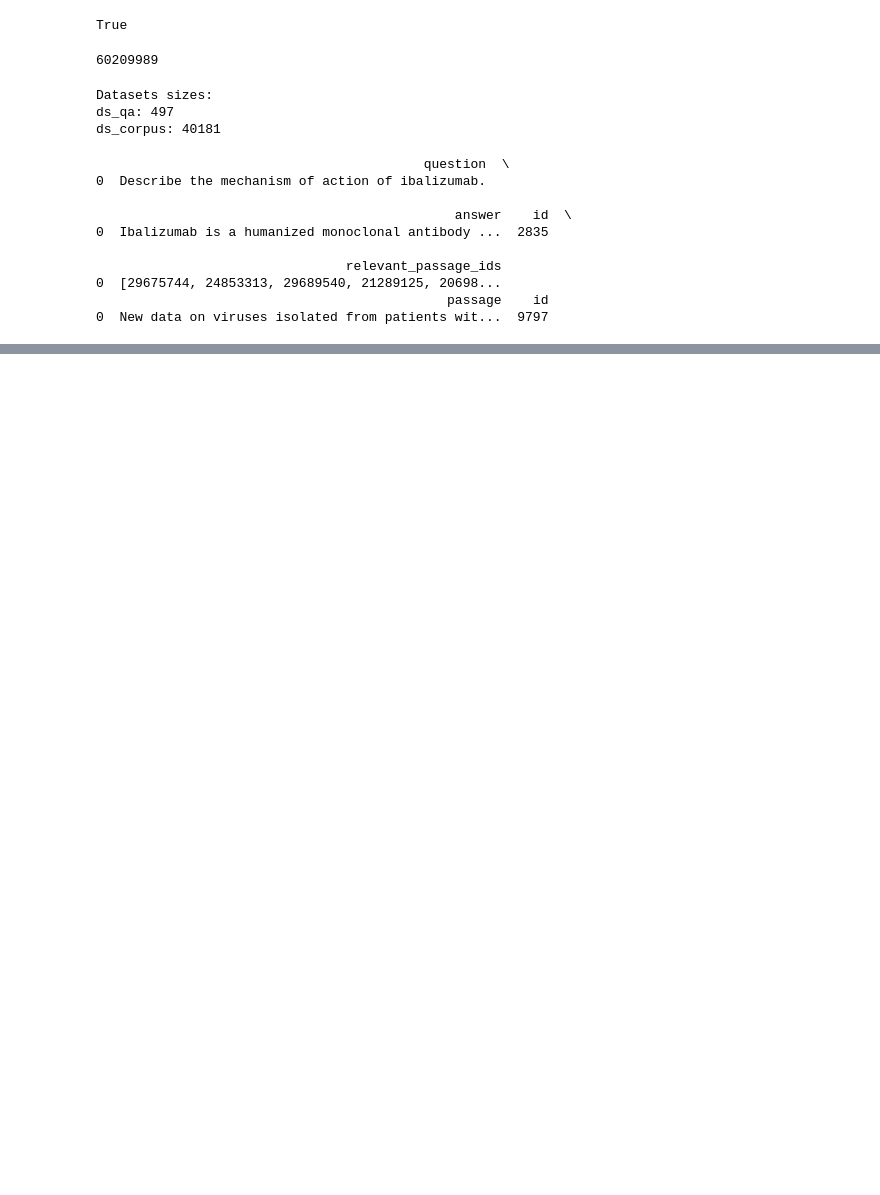
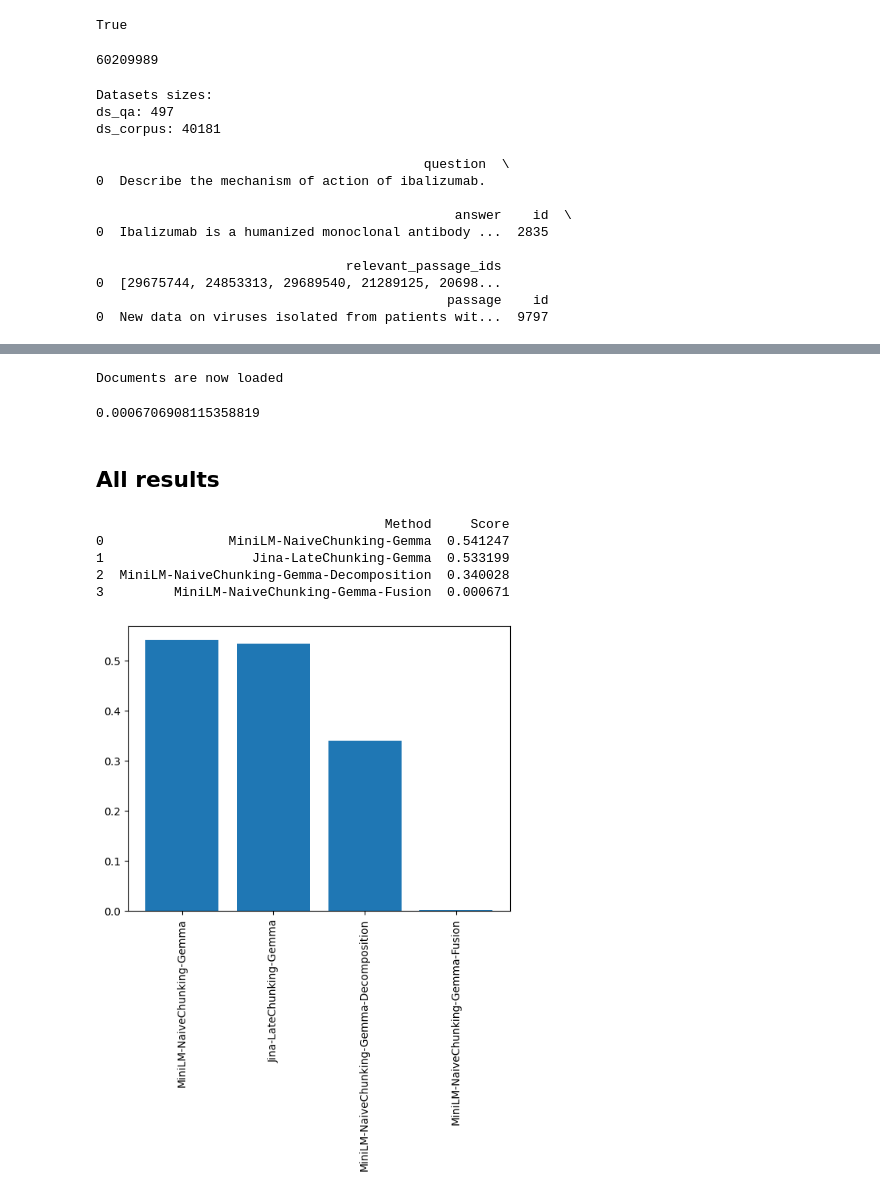
Before and after one commit to RobinMeneust/nlp_project_chatbot, a Jupyter notebook: notebooks/run_test.ipynb, the cells around one changed output, grey strips where cells are left out. Saved outputs shown, nothing was run; the diff lists cells and outputs as text; code cells hidden in the pictures; blank space fills up the shorter version.

Commit message:
Reorganized and fixed score in the test notebook

```diff
--- a/notebooks/run_test.ipynb
+++ b/notebooks/run_test.ipynb
@@ -160,0 +111,2 @@ RAG score: 0.5372233400402414
+# %%
+scores = {}
@@ -160,0 +148,9 @@ RAG score: 0.5372233400402414
+# %%
+embedding_function = LateChunkingEmbedding(model_download_path=model_download_path)
+
+vector_store = LateChunkingChromaVectorStoreBuilder(corpus_path, embedding_function, vector_store_path, splitter, document_loader=TestDataCSVLoader()).build(reload_vector_store, reset_vector_store)
+
+rag = ClassicRAG(vector_store, llm=llm)
+
+scores["Jina-LateChunking-Gemma"] = test_retrieval(ds_qa, rag.retrieve)
+print(scores["Jina-LateChunking-Gemma"])
@@ -160,0 +163,9 @@ RAG score: 0.5372233400402414
+# %%
+embedding_function = MiniLM(model_download_path=model_download_path)
+
+vector_store = NaiveChunkingChromaVectorStoreBuilder(corpus_path, embedding_function, vector_store_path, splitter, document_loader=TestDataCSVLoader()).build(reload_vector_store, reset_vector_store)
+
+rag = QueryTranslationRAGDecomposition(vector_store, llm=llm)
+
+scores["MiniLM-NaiveChunking-Gemma-Decomposition"] = test_retrieval(ds_qa, rag.retrieve)
+print(scores["MiniLM-NaiveChunking-Gemma-Decomposition"])
@@ -160,0 +179,31 @@ RAG score: 0.5372233400402414
+# %%
+embedding_function = MiniLM(model_download_path=model_download_path)
+
+vector_store = NaiveChunkingChromaVectorStoreBuilder(corpus_path, embedding_function, vector_store_path, splitter, document_loader=TestDataCSVLoader()).build(reload_vector_store, reset_vector_store)
+
+rag = QueryTranslationRAGFusion(vector_store, llm=llm)
+
+scores["MiniLM-NaiveChunking-Gemma-Fusion"] = test_retrieval(ds_qa, rag.retrieve)
+print(scores["MiniLM-NaiveChunking-Gemma-Fusion"])
+# %% [output]
+Documents are now loaded
+0.0006706908115358819
+# %% [markdown]
+## All results
+# %%
+import pandas as pd
+import matplotlib.pyplot as plt
+
+df_scores = pd.DataFrame(scores.items(), columns=["Method", "Score"])
+print(df_scores)
+
+plt.bar(scores.keys(), scores.values())
+plt.xticks(rotation=90)
+plt.show()
+# %% [output]
+                                     Method     Score
+0                MiniLM-NaiveChunking-Gemma  0.541247
+1                   Jina-LateChunking-Gemma  0.533199
+2  MiniLM-NaiveChunking-Gemma-Decomposition  0.340028
+3         MiniLM-NaiveChunking-Gemma-Fusion  0.000671
+[figure, added]
```
Also changed, not shown: parts of 15 cells of this notebook, 1 other file.
